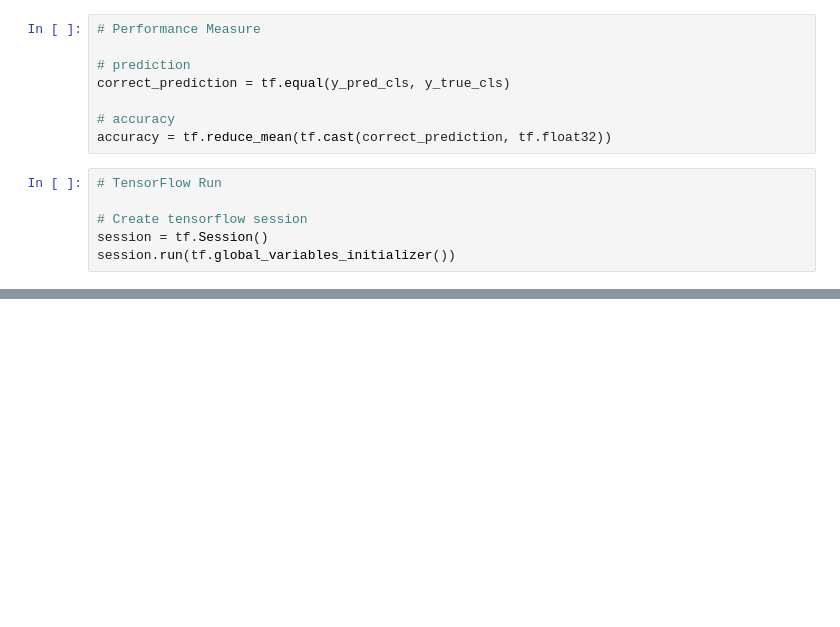
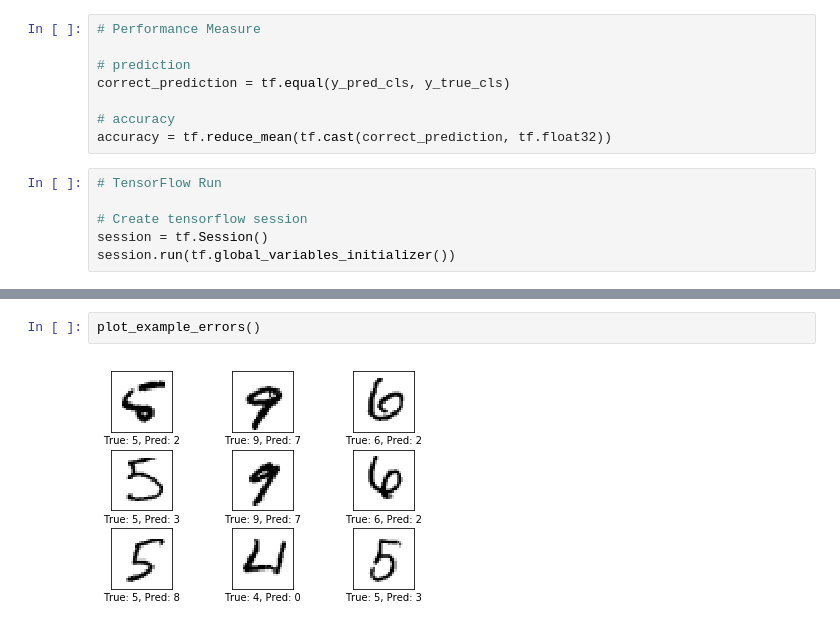
Before and after one commit to shree-ranga/MNIST-Web, a Jupyter notebook: Simple_Linear_Model.ipynb, the cells around one changed output, grey strips where cells are left out. Cells and saved outputs as stored; diff of their text form; blank space fills up the shorter version.

```diff
--- a/Simple_Linear_Model.ipynb
+++ b/Simple_Linear_Model.ipynb
@@ -166,0 +316,4 @@ IndentationError: expected an indented block (<ipython-input-19-b94e7e6f6613>, l
+# %%
+plot_example_errors()
+# %% [output]
+[figure, added]
```
Also changed, not shown: parts of 22 cells of this notebook.
